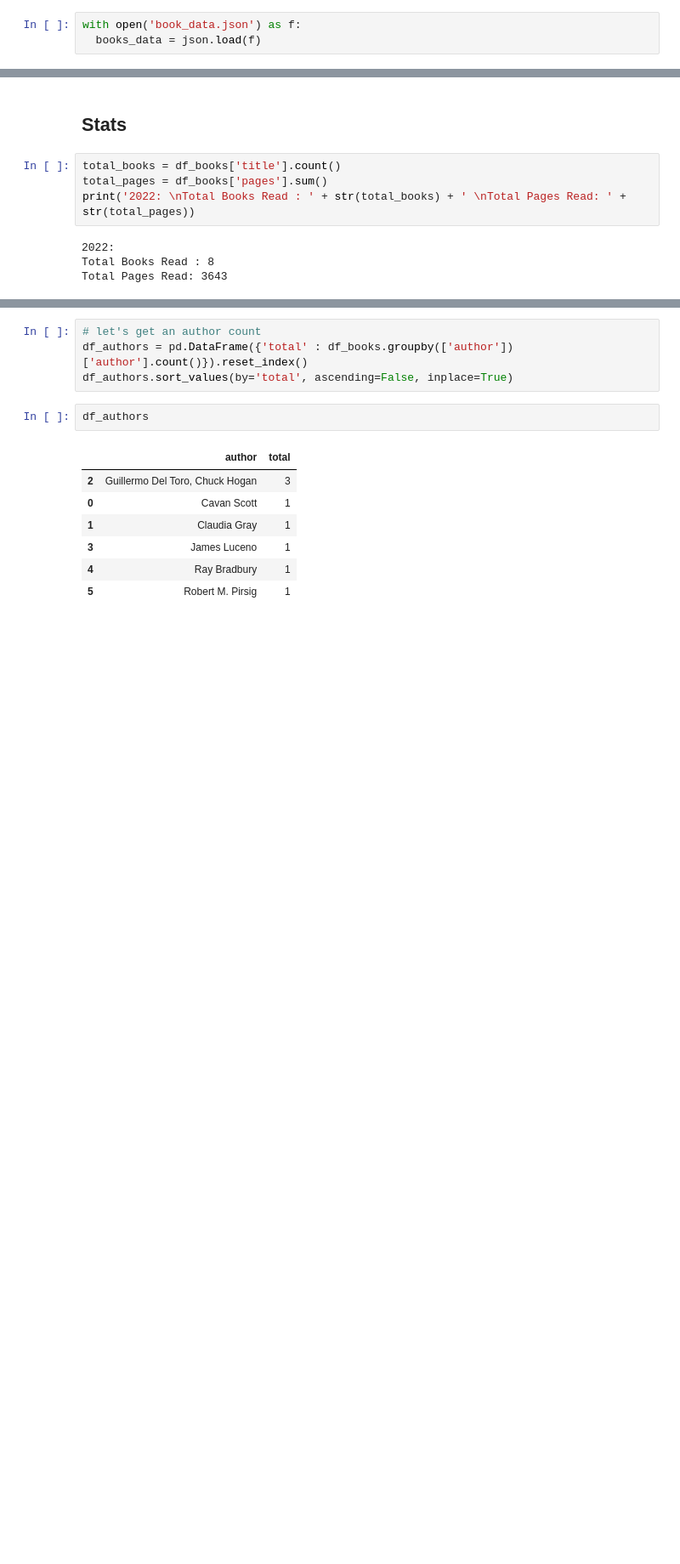
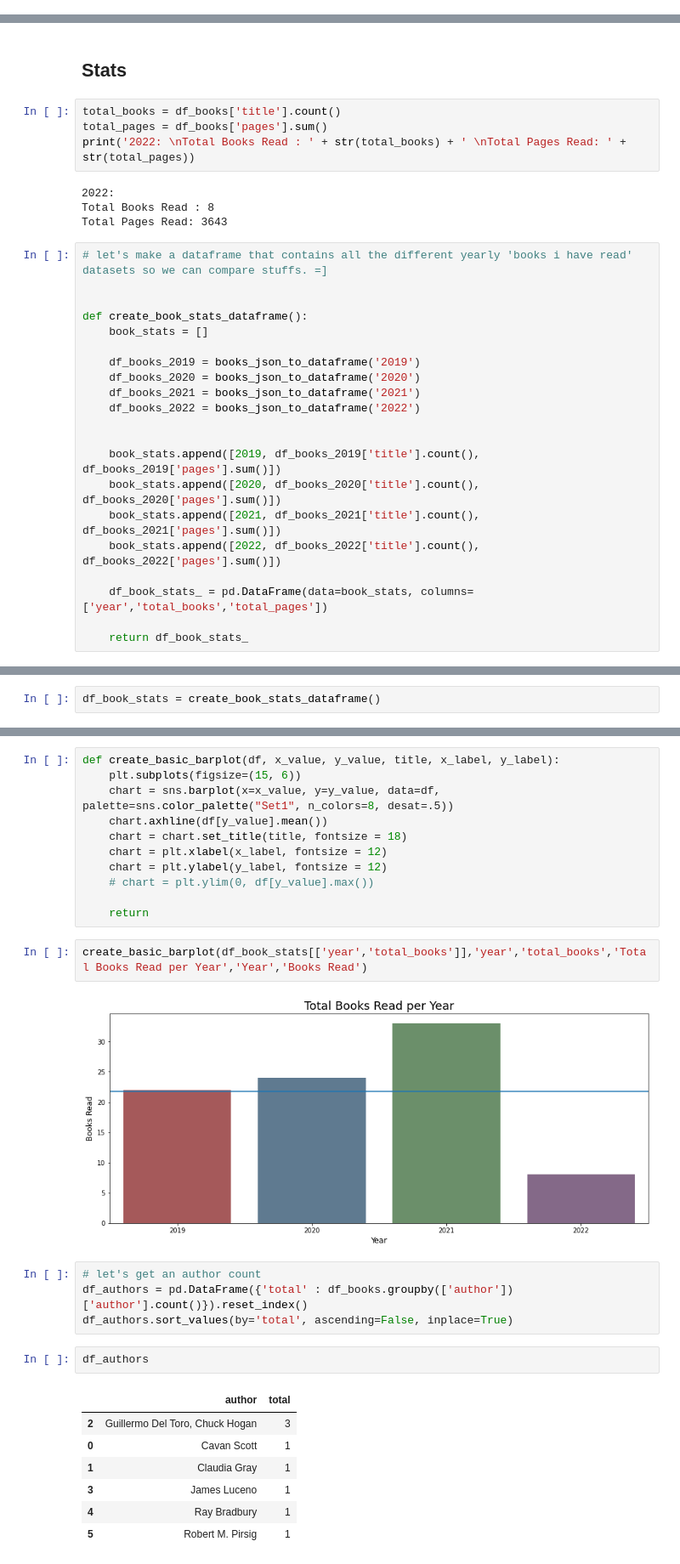
Before and after one commit to awgeezrick/books_i_have_read, a Jupyter notebook: 2022/notebook_version/books_i_have_read_2022.ipynb, the cells around one changed output, grey strips where cells are left out. Shown: that part at 85% size. Drawn from its saved outputs; the diff is of its cells as text; blank space fills up the shorter version.

Commit message:
- added some more stats and chart functions

```diff
--- a/2022/notebook_version/books_i_have_read_2022.ipynb
+++ b/2022/notebook_version/books_i_have_read_2022.ipynb
@@ -2,6 +2,3 @@
 import pandas as pd
 import json
 from IPython.core.display import HTML
-# %%
-with open('book_data.json') as f:
-  books_data = json.load(f)
@@ -148,3 +156,24 @@ print('2022: \nTotal Books Read : ' + str(total_books) + ' \nTotal Pages Read: '
 2022:
 Total Books Read : 8
 Total Pages Read: 3643
+# %%
+# let's make a dataframe that contains all the different yearly 'books i have read' datasets so we can compare stuffs. =]
+
+
+def create_book_stats_dataframe():
+    book_stats = []
+
+    df_books_2019 = books_json_to_dataframe('2019')
+    df_books_2020 = books_json_to_dataframe('2020')
+    df_books_2021 = books_json_to_dataframe('2021')
+    df_books_2022 = books_json_to_dataframe('2022')
+
+
+    book_stats.append([2019, df_books_2019['title'].count(), df_books_2019['pages'].sum()])
+    book_stats.append([2020, df_books_2020['title'].count(), df_books_2020['pages'].sum()])
+    book_stats.append([2021, df_books_2021['title'].count(), df_books_2021['pages'].sum()])
+    book_stats.append([2022, df_books_2022['title'].count(), df_books_2022['pages'].sum()])
+
+    df_book_stats_ = pd.DataFrame(data=book_stats, columns=['year','total_books','total_pages'])
+
+    return df_book_stats_
@@ -150,0 +183,2 @@ Total Pages Read: 3643
+# %%
+df_book_stats = create_book_stats_dataframe()
@@ -151,3 +193,18 @@ Total Pages Read: 3643
+# %%
+def create_basic_barplot(df, x_value, y_value, title, x_label, y_label):
+    plt.subplots(figsize=(15, 6))
+    chart = sns.barplot(x=x_value, y=y_value, data=df, palette=sns.color_palette("Set1", n_colors=8, desat=.5))
+    chart.axhline(df[y_value].mean())
+    chart = chart.set_title(title, fontsize = 18)
+    chart = plt.xlabel(x_label, fontsize = 12)
+    chart = plt.ylabel(y_label, fontsize = 12)
+    # chart = plt.ylim(0, df[y_value].max())
+
+    return
+# %%
+create_basic_barplot(df_book_stats[['year','total_books']],'year','total_books','Total Books Read per Year','Year','Books Read')
+# %% [output]
+[figure, added]
 # %%
 # let's get an author count
 df_authors = pd.DataFrame({'total' : df_books.groupby(['author'])['author'].count()}).reset_index()
```
Also changed, not shown: parts of 5 cells of this notebook.
